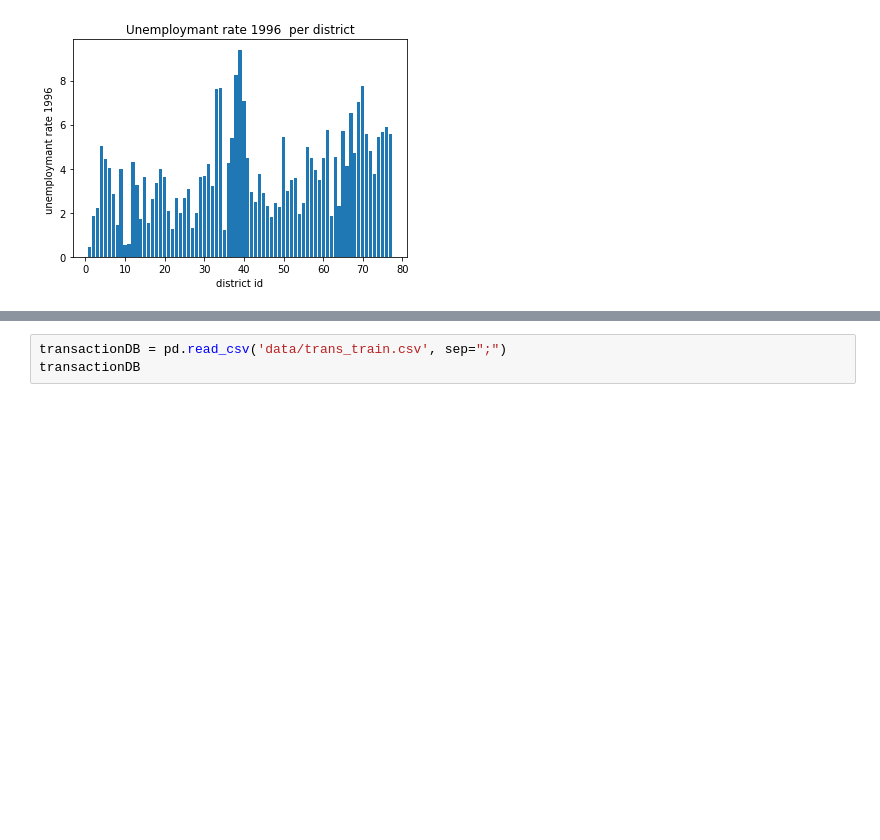
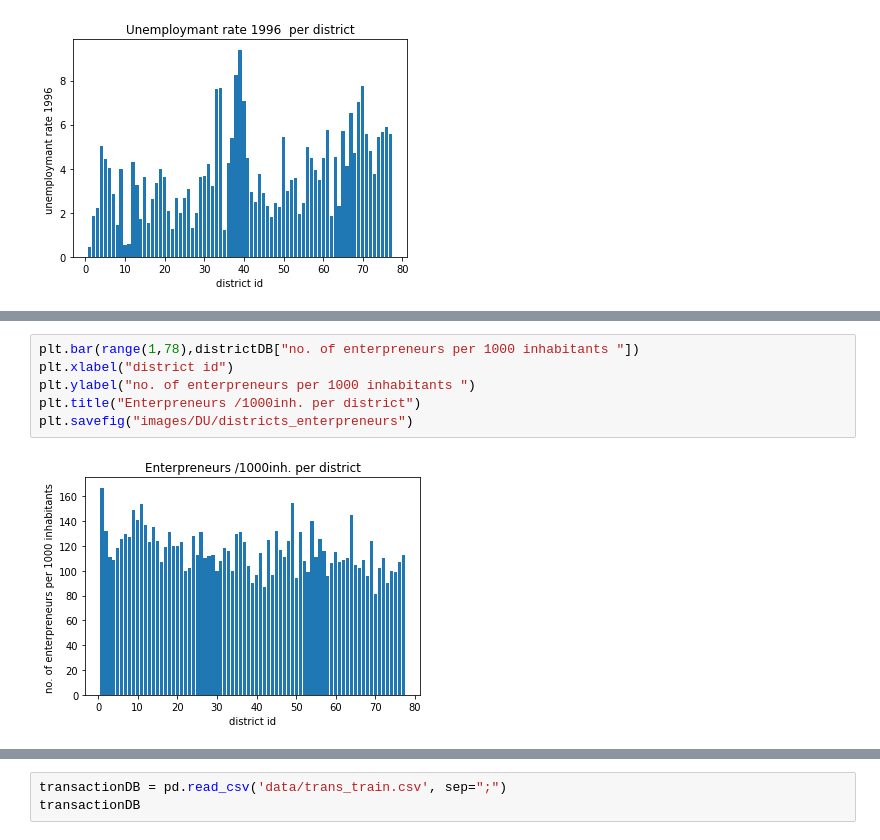
Before and after one commit to IohanSardinha/AC-G15, a Jupyter notebook: analisys.ipynb, the cells around one changed output, grey strips where cells are left out. Drawn from its saved outputs; the diff is of its cells as text; blank space fills up the shorter version.

```diff
--- a/analisys.ipynb
+++ b/analisys.ipynb
@@ -392,0 +402,8 @@ plt.savefig("images/DU/districts_employement96")
+# %%
+plt.bar(range(1,78),districtDB["no. of enterpreneurs per 1000 inhabitants "])
+plt.xlabel("district id")
+plt.ylabel("no. of enterpreneurs per 1000 inhabitants ")
+plt.title("Enterpreneurs /1000inh. per district")
+plt.savefig("images/DU/districts_enterpreneurs")
+# %% [output]
+[figure, added]
```
Also changed, not shown: parts of 9 cells of this notebook, 11 other files.
